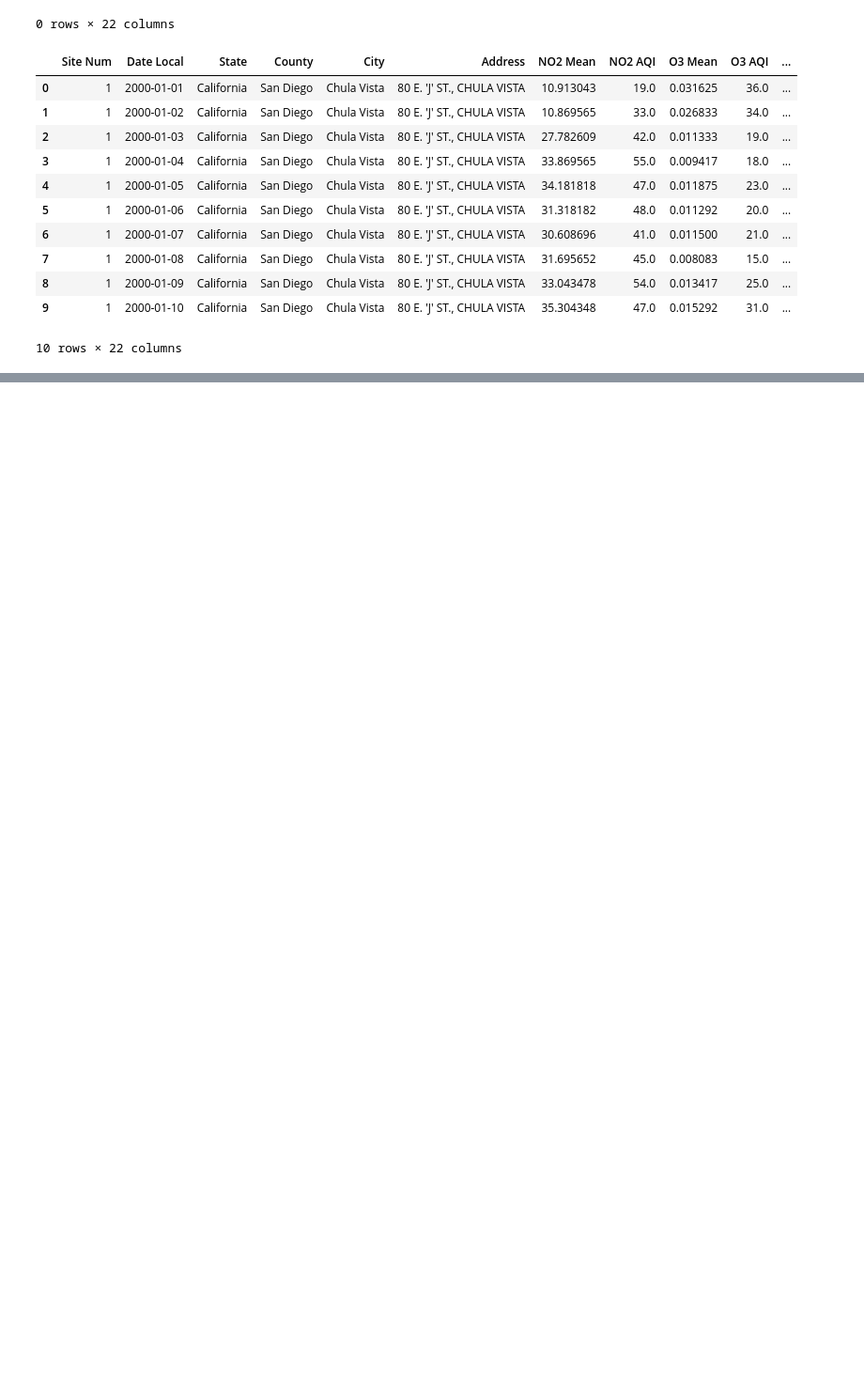
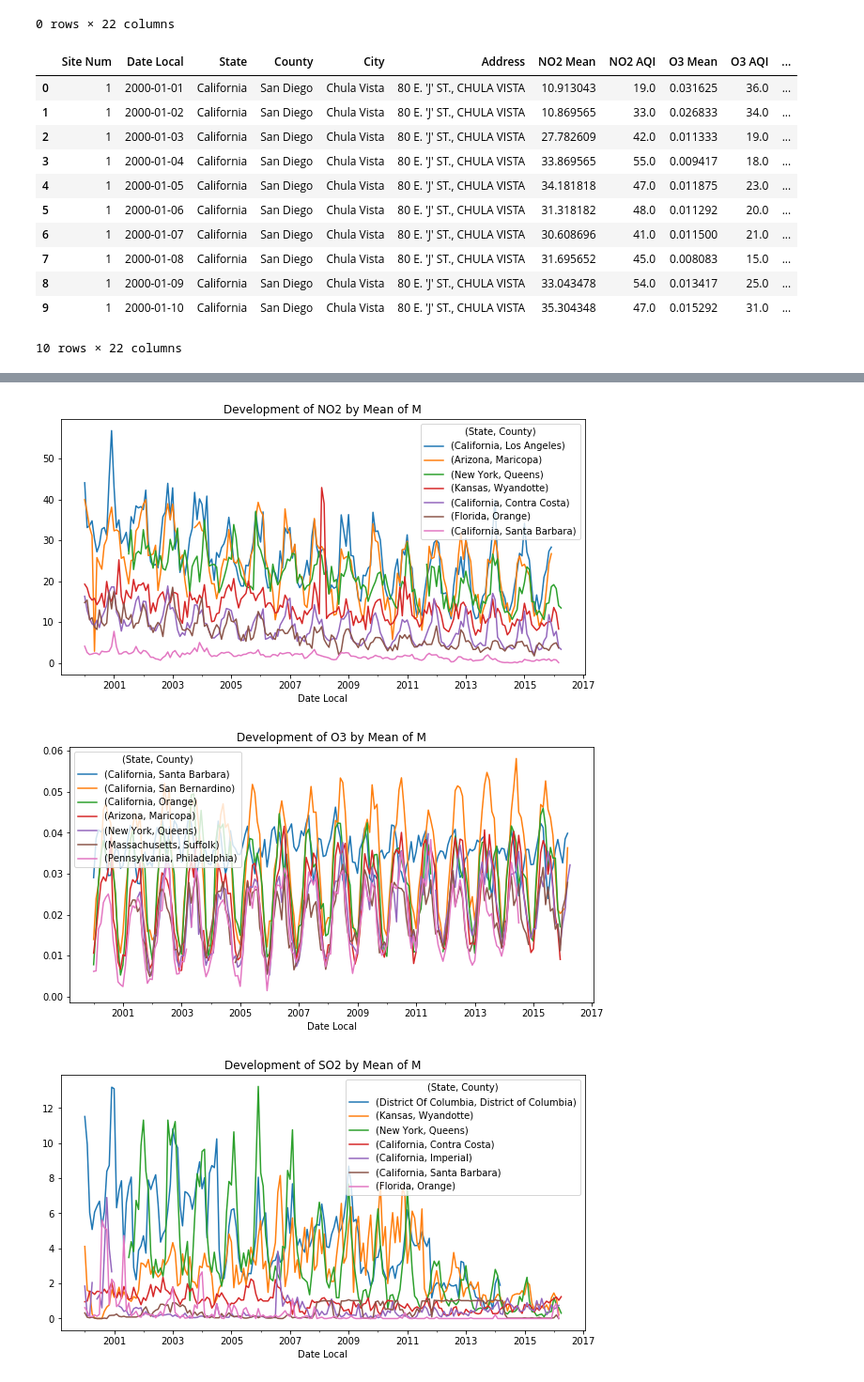
Before and after one commit to fionasi/dp1_pollution, a Jupyter notebook: pollution.ipynb, the cells around one changed output, grey strips where cells are left out. Shown at 94% size. Saved outputs shown, nothing was run; the diff lists cells and outputs as text; code cells hidden in the pictures; blank space fills up the shorter version.

Commit message:
Added time development analysis

```diff
--- a/pollution.ipynb
+++ b/pollution.ipynb
@@ -233,0 +239,4 @@ pollution_dedup2.head(10)
+# %%
+# Convert 'Date Local' to datetime, to make further time series plotting possible
+pollution_dedup2['Date Local'] = pd.to_datetime(pollution_dedup2['Date Local'])
+pollution_dedup2.dtypes
@@ -233,0 +261,11 @@ pollution_dedup2.head(10)
+# %%
+# 17 years * 365 days = 6.205 days -> Throw out all sites with less than 4000 days of measurements
+# so as to actually have continuous records to work with
+
+# Get the mean of all pollutant means for each county that remains
+# We expect stations in the same county to have roughly similar results
+pollution_filtered = pollution_dedup2.groupby(['State', 'County', 'Site Num']).filter(lambda x: len(x) > 4000)
+site_means = pollution_filtered.groupby(['State', 'County']).agg({'SO2 Mean': 'median',
+                                          'NO2 Mean': 'median',
+                                          'O3 Mean': 'median',
+                                          'CO Mean': 'median'})
@@ -233,0 +293,30 @@ pollution_dedup2.head(10)
+# %%
+%matplotlib inline
+
+import matplotlib.pyplot as plt
+import numpy as np
+import scipy.interpolate as spline
+
+def plot_development(grouping_size):
+    for pollutant in ['NO2', 'O3', 'SO2', 'CO']:
+        # Find the sites with the highest, lowest and medium levels of pollution
+        pollutant_ordered = site_means.sort_values(by=['{} Mean'.format(pollutant)], ascending=False)
+        vis_nums_pollutant = list(pollutant_ordered.head(3).index)
+        vis_nums_pollutant += list(pollutant_ordered.iloc[[len(pollutant_ordered) // 2]].index)
+        vis_nums_pollutant += list(pollutant_ordered.tail(3).index)
+
+        # Plot the development smoothed by taking the mean of each month
+        # We chose the "Mean" columns because the "AQI" is not a linear scalse,
+        # therefore averaging it out would not be entirely accurate
+        groups = pollution_filtered.groupby(['State', 'County'])
+        fig, ax = plt.subplots()
+        for num in vis_nums_pollutant:
+            groups.get_group(num).groupby(pd.Grouper(key='Date Local', freq=grouping_size)).median().plot(y=('{} Mean'.format(pollutant)), ax=ax, label=(num), figsize=(10,5))
+        plt.title('Development of {} by Mean of {}'.format(pollutant, grouping_size))
+        plt.legend(title='(State, County)', loc='best')
+
+plot_development('M')
+# %% [output]
+[figure, added]
+[figure, added]
+[figure, added]
```
Also changed, not shown: parts of 14 cells of this notebook, 1 other file.
